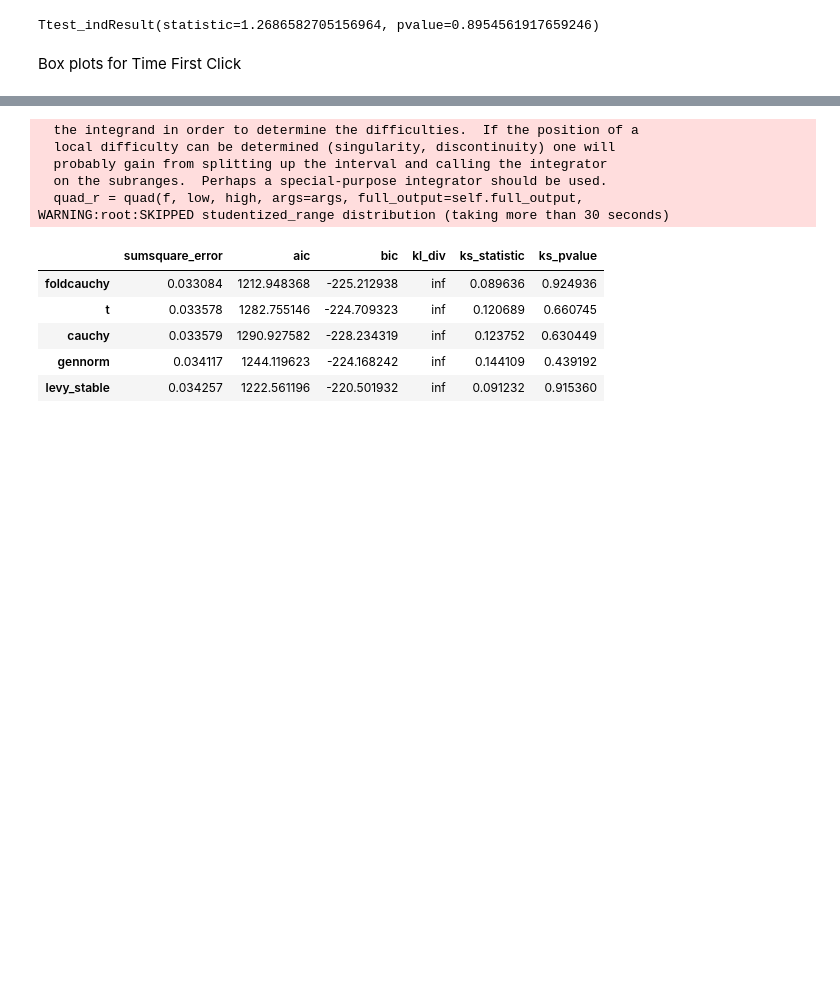
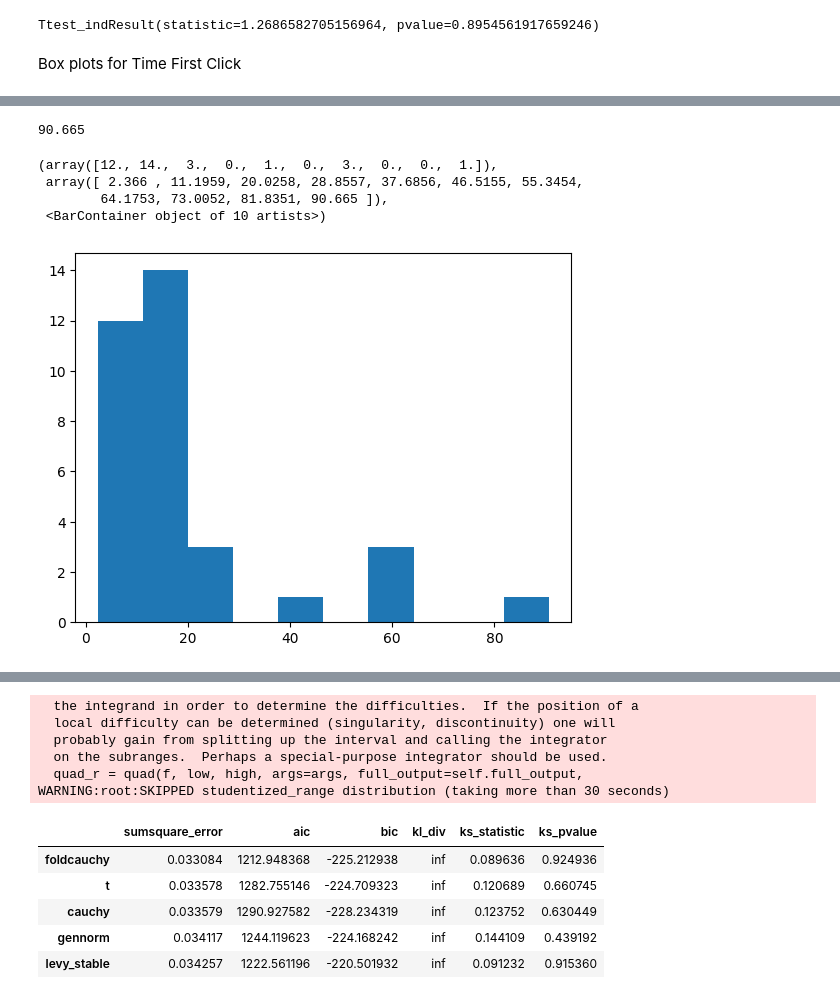
Before and after one commit to farahdian/dataanalysis, a Jupyter notebook: visual-nudges.ipynb, the cells around one changed output, grey strips where cells are left out. Cells and saved outputs as stored; diff of their text form; code cells hidden in the pictures; blank space fills up the shorter version.

Commit message:
Added histograms

```diff
--- a/visual-nudges.ipynb
+++ b/visual-nudges.ipynb
@@ -151,0 +152,12 @@ plt.show()
+# %%
+print(max(control_data))
+# %% [output]
+90.665
+# %%
+plt.hist(control_data)
+# %% [output]
+(array([12., 14.,  3.,  0.,  1.,  0.,  3.,  0.,  0.,  1.]),
+ array([ 2.366 , 11.1959, 20.0258, 28.8557, 37.6856, 46.5155, 55.3454,
+        64.1753, 73.0052, 81.8351, 90.665 ]),
+ <BarContainer object of 10 artists>)
+[figure, added]
```
Also changed, not shown: parts of 2 cells of this notebook.
